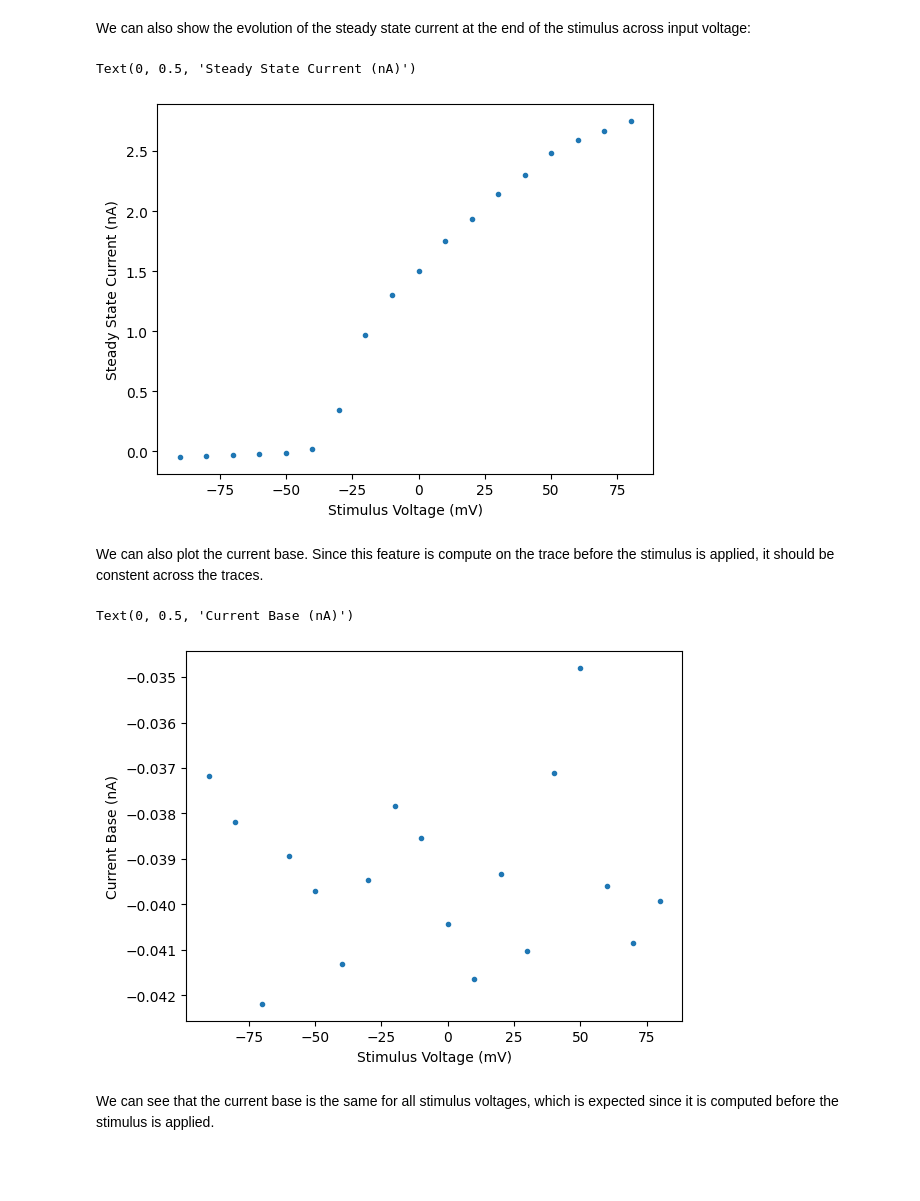
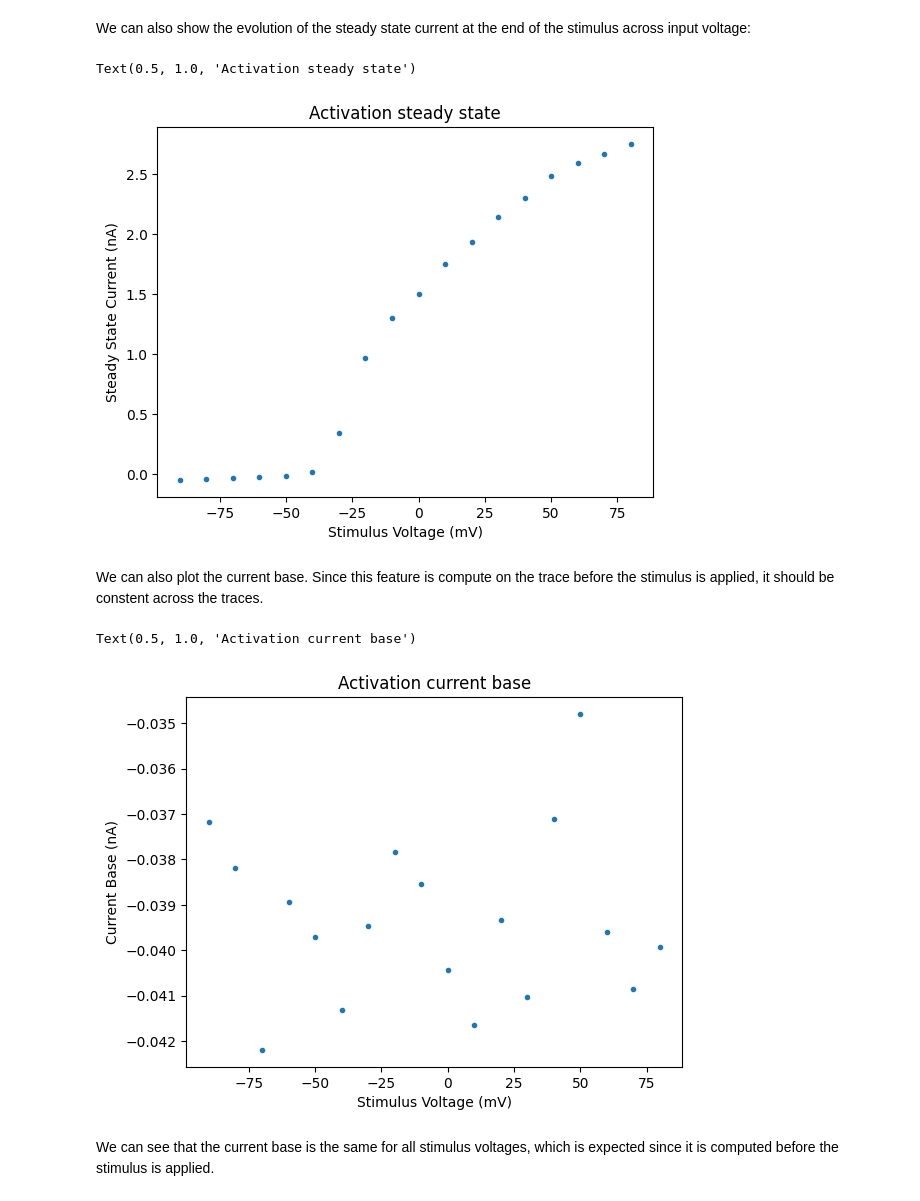
Before and after one commit to BlueBrain/eFEL, a Jupyter notebook: examples/voltage_clamp/voltage_clamp.ipynb, the cells around one changed output. Cells and saved outputs as stored; diff of their text form; code cells hidden in the pictures; blank space fills up the shorter version.

```diff
--- a/examples/voltage_clamp/voltage_clamp.ipynb
+++ b/examples/voltage_clamp/voltage_clamp.ipynb
@@ -97,11 +99,12 @@ We can also show the evolution of the steady state current at the end of the sti
 # %%
 ssis = np.array([feat_dict["steady_state_voltage_stimend"][0] for feat_dict in feats])
 plt.plot(stim_v, ssis, '.')
 plt.xlabel("Stimulus Voltage (mV)")
 plt.ylabel("Steady State Current (nA)")
+plt.title("Activation steady state")
 # %% [output]
-Text(0, 0.5, 'Steady State Current (nA)')
+Text(0.5, 1.0, 'Activation steady state')
-[figure, old version]
+[figure, new version]
 # %% [markdown]
 We can also plot the current base. Since this feature is compute on the trace before the stimulus is applied, it should be constent across the traces.
 # %%
@@ -109,9 +112,10 @@ i_base = np.array([feat_dict["voltage_base"][0] for feat_dict in feats])
 plt.plot(stim_v, i_base, '.')
 plt.xlabel("Stimulus Voltage (mV)")
 plt.ylabel("Current Base (nA)")
+plt.title("Activation current base")
 # %% [output]
-Text(0, 0.5, 'Current Base (nA)')
+Text(0.5, 1.0, 'Activation current base')
-[figure, old version]
+[figure, new version]
 # %% [markdown]
 We can see that the current base is the same for all stimulus voltages, which is expected since it is computed before the stimulus is applied.
 # %% [markdown]
```
Also changed, not shown: parts of 9 cells of this notebook.
